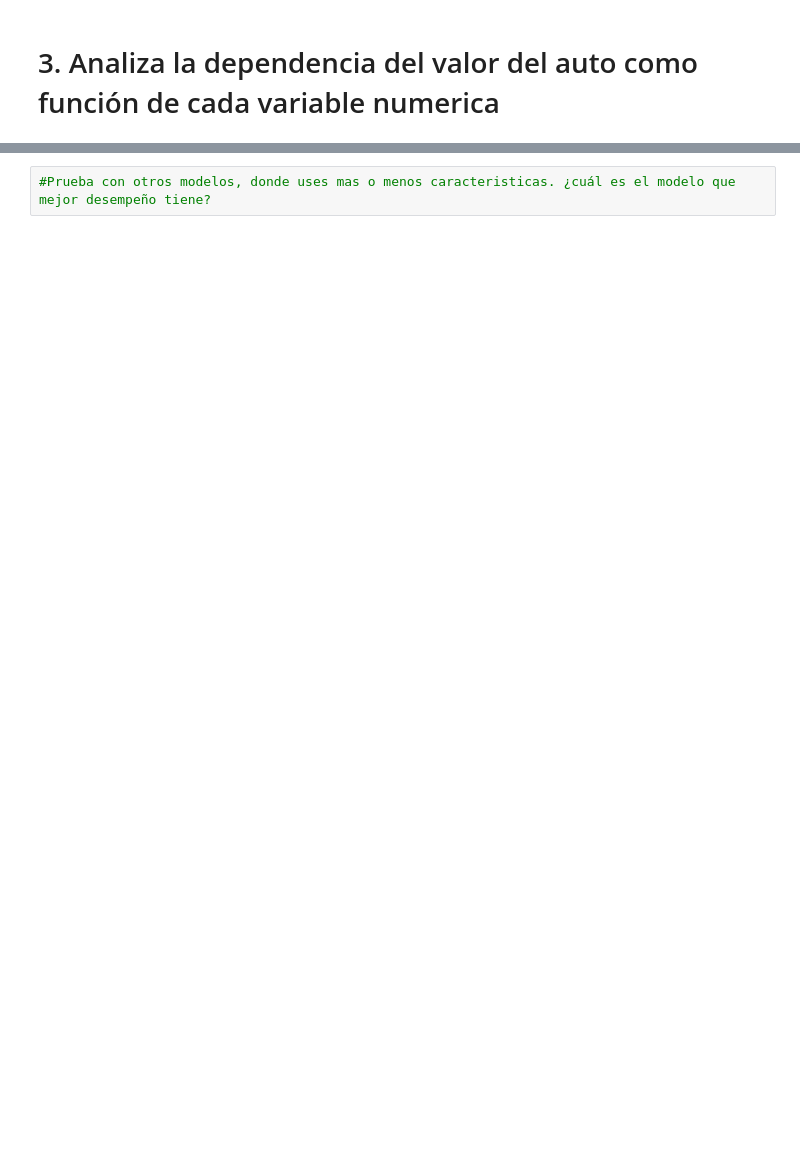
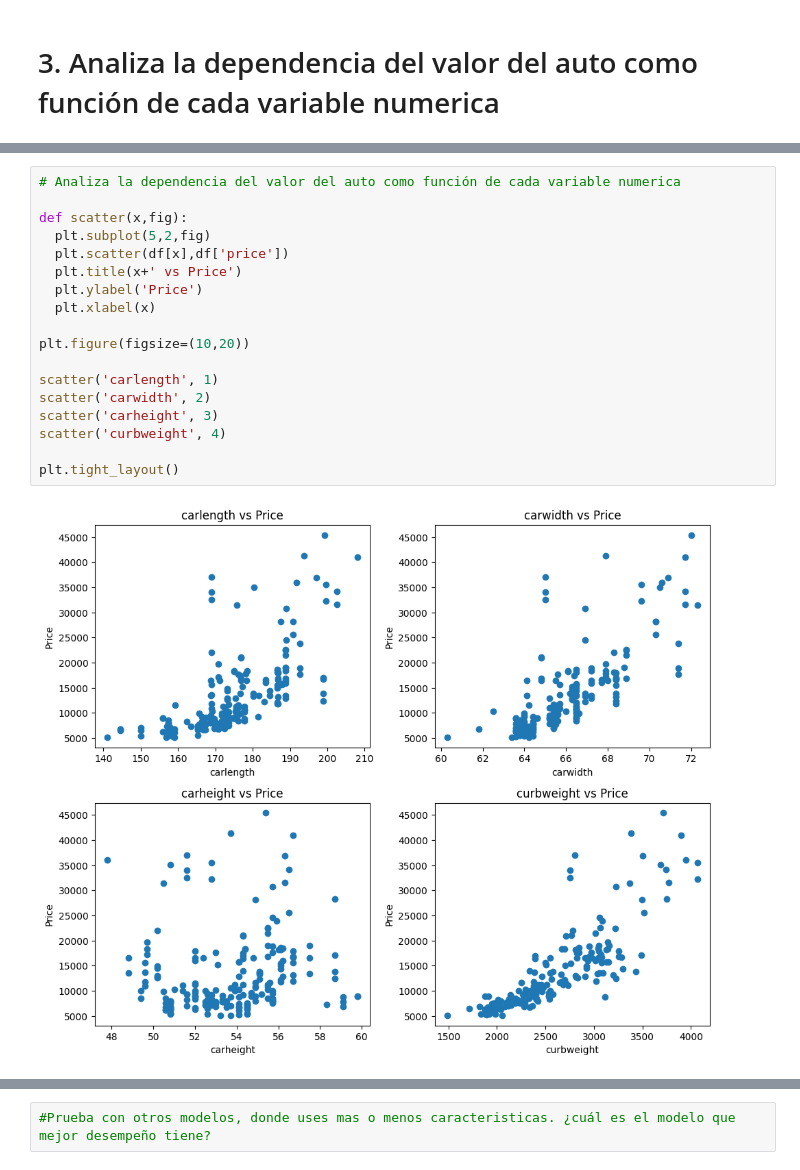
Before and after one commit to DCI-alxogm/ml2023-DPM2310, a Jupyter notebook: Sep8-9/Ejercicio9Sep.ipynb, the cells around one changed output, grey strips where cells are left out. Cells and saved outputs as stored; diff of their text form; blank space fills up the shorter version.

```diff
--- a/Sep8-9/Ejercicio9Sep.ipynb
+++ b/Sep8-9/Ejercicio9Sep.ipynb
@@ -265,0 +270,20 @@ plt.show()
+# %%
+# Analiza la dependencia del valor del auto como función de cada variable numerica
+
+def scatter(x,fig):
+  plt.subplot(5,2,fig)
+  plt.scatter(df[x],df['price'])
+  plt.title(x+' vs Price')
+  plt.ylabel('Price')
+  plt.xlabel(x)
+
+plt.figure(figsize=(10,20))
+
+scatter('carlength', 1)
+scatter('carwidth', 2)
+scatter('carheight', 3)
+scatter('curbweight', 4)
+
+plt.tight_layout()
+# %% [output]
+[figure, added]
```
Also changed, not shown: parts of 12 cells of this notebook.
